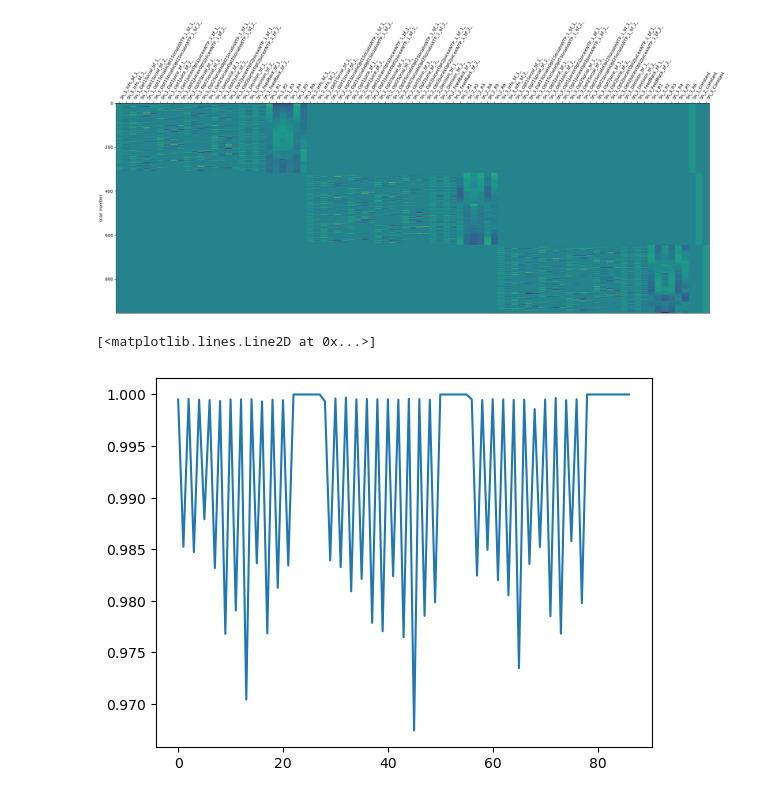
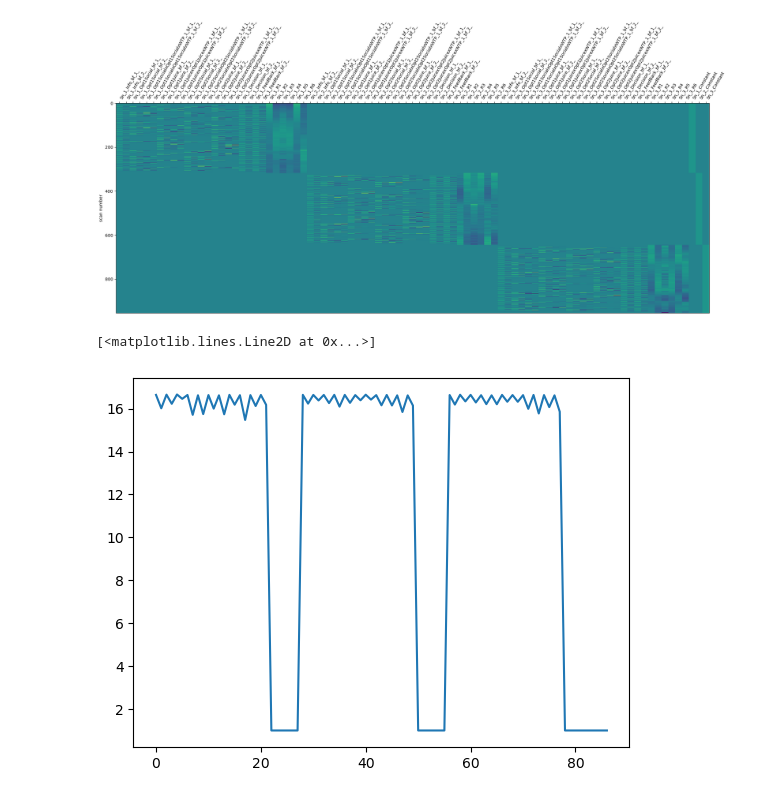
Before and after one commit to hugofluhr/learning-habits-analysis, a Jupyter notebook: notebooks/social-risk_data.ipynb, the cells around one changed output. Saved outputs shown, nothing was run; the diff lists cells and outputs as text; code cells hidden in the pictures.

```diff
--- a/notebooks/social-risk_data.ipynb
+++ b/notebooks/social-risk_data.ipynb
@@ -231,10 +213,12 @@ plot_design_matrix(spm_X)
 [figure]
 # %%
 dm_corr = []
+scaling = []
 for i, col in enumerate(X.columns):
     dm_corr.append(pearsonr(X[col], spm_X.iloc[:, i])[0])
+    scaling.append(np.std(spm_X.iloc[:, i]) / np.std(X[col]))
 # %%
-plt.plot(dm_corr)
+plt.plot(scaling)
 # %% [output]
 [<matplotlib.lines.Line2D at 0x...>]
-[figure, old version]
+[figure, new version]
```
Also changed, not shown: parts of 18 cells of this notebook.
